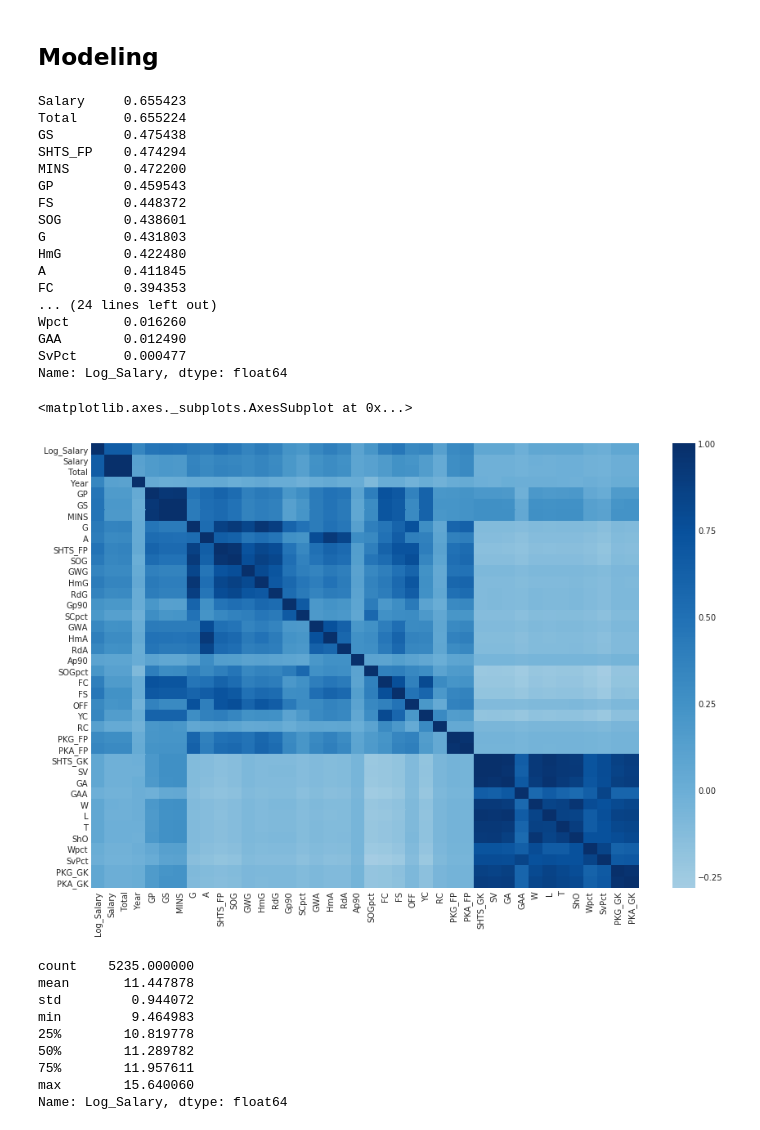
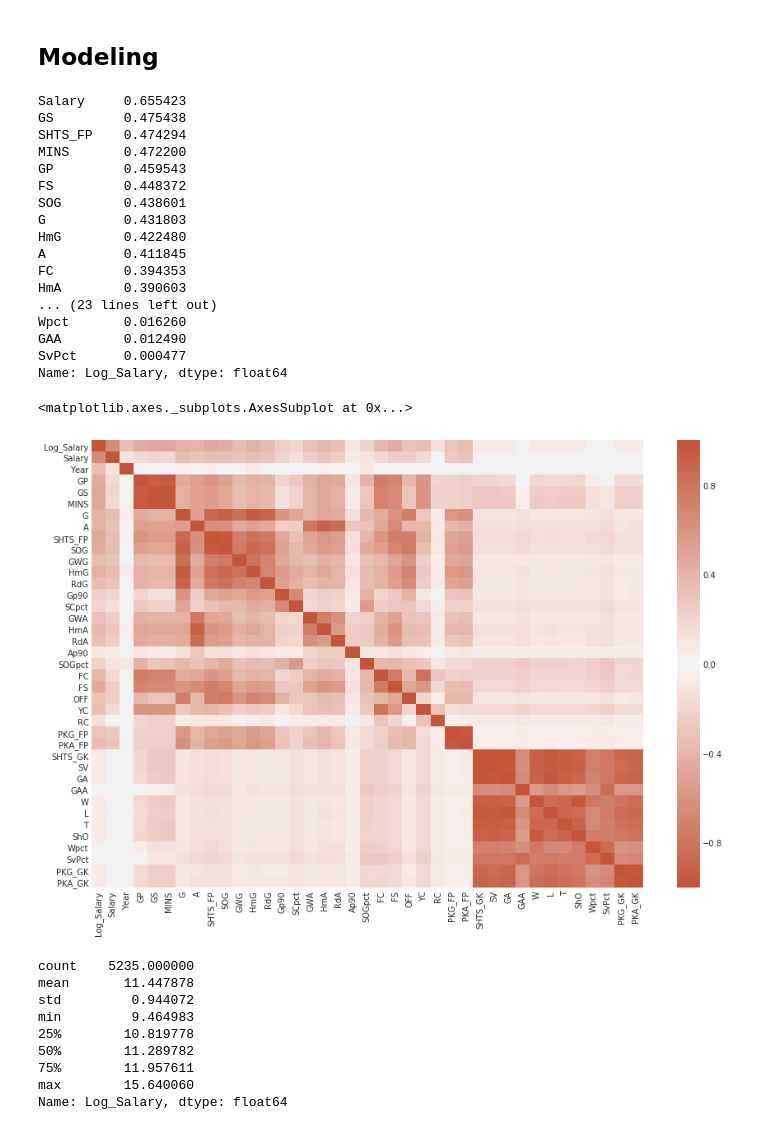
Before and after one commit to cneiderer/Class_Projects, a Jupyter notebook: Project2/ModelBuilding_Experimentation.ipynb, the cells around one changed output. Drawn from its saved outputs; the diff is of its cells as text; code cells hidden in the pictures.

```diff
--- a/Project2/ModelBuilding_Experimentation.ipynb
+++ b/Project2/ModelBuilding_Experimentation.ipynb
@@ -28,6 +29,7 @@ pd.set_option('display.max_columns', 500)
 pd.set_option('display.width', 1000)
 
 %matplotlib inline
-sns.set_style('darkgrid')
+# sns.set_style('darkgrid')
+sns.set_style('whitegrid')
 
 random.seed(129)
@@ -107,7 +107,7 @@ df.rename(columns={'Base Salary': 'Salary',
                    'Last Name': 'Last'}, inplace=True)
 # %%
 # Reorder and drop useless predictors
-col_order = ['Salary', 'Total', 'Player', 'Club', 'POS', 'Year', 'GP', 'GS', 'MINS',
+col_order = ['Salary', 'Player', 'Club', 'POS', 'Year', 'GP', 'GS', 'MINS',
              'G', 'A', 'SHTS_FP', 'SOG', 'GWG', 'HmG', 'RdG', 'Gp90', 'SCpct',
              'GWA', 'HmA', 'RdA', 'Ap90', 'SOGpct', 'FC', 'FS', 'OFF', 'YC',
              'RC', 'PKG_FP', 'PKA_FP', 'SHTS_GK', 'SV', 'GA', 'GAA', 'W', 'L',
@@ -197,7 +197,6 @@ cols = corr2['Log_Salary'][1:].map(np.abs).sort_values(ascending=False)
 cols
 # %% [output]
 Salary     0.655423
-Total      0.655224
 GS         0.475438
 SHTS_FP    0.474294
 MINS       0.472200
@@ -208,17 +207,18 @@ G          0.431803
 HmG        0.422480
 A          0.411845
 FC         0.394353
-... (24 lines left out)
+HmA        0.390603
+... (23 lines left out)
 Wpct       0.016260
 GAA        0.012490
 SvPct      0.000477
 Name: Log_Salary, dtype: float64
 # %%
 plt.figure(num=None, figsize=(15, 10))
-sns.heatmap(corr2, center=0, cmap='Blues')
+sns.heatmap(corr2, center=0, cmap=sns.diverging_palette(20, 20, n=200), vmin=-1, vmax=1)
 # %% [output]
 <matplotlib.axes._subplots.AxesSubplot at 0x...>
-[figure, old version]
+[figure, new version]
 # %%
 # Setup the data
 X2 = df2.drop(columns=['Salary', 'Log_Salary', 'Player', 'Club', 'POS'])
```
Also changed, not shown: parts of 44 cells of this notebook, 13 other files.
